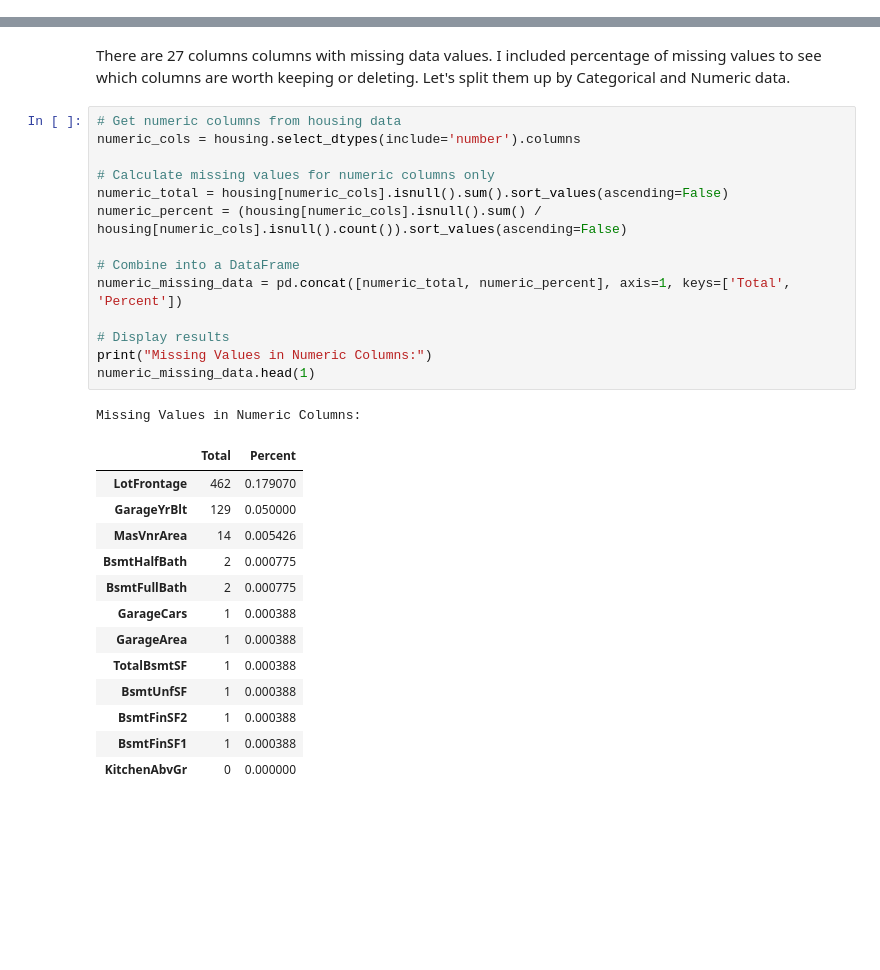
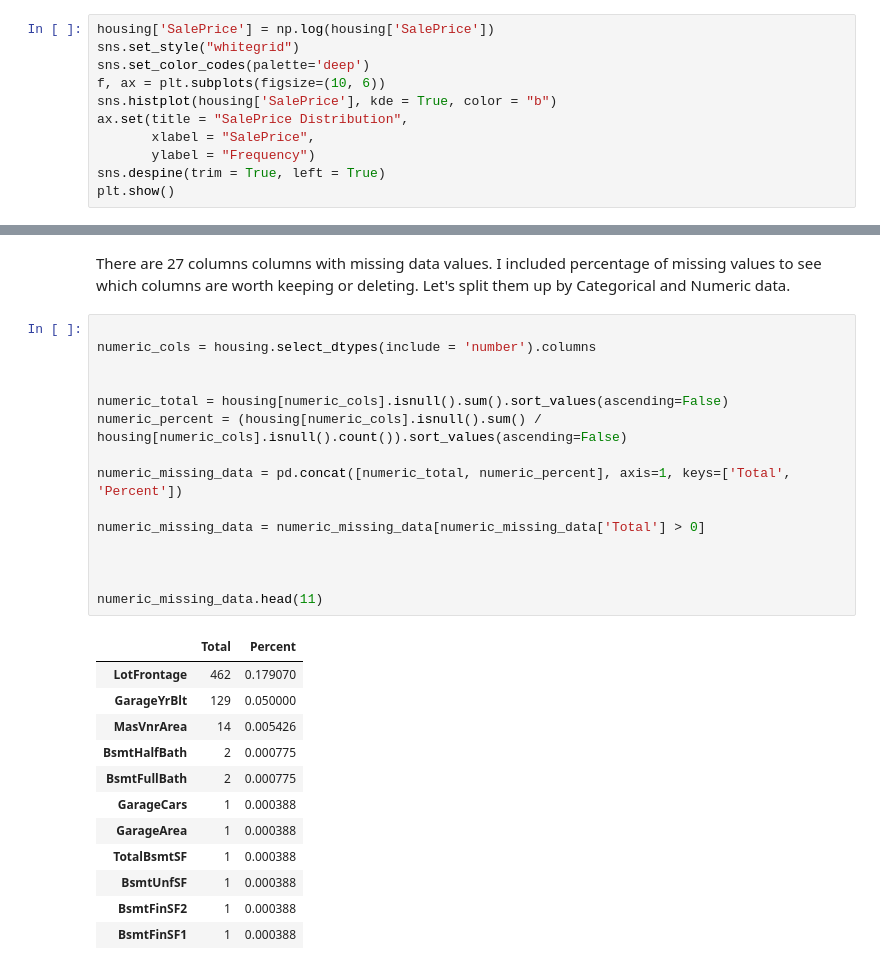
Before and after one commit to haidermumtaz/Machine-Learning-Project, a Jupyter notebook: housing_data_analysis.ipynb, the cells around one changed output, grey strips where cells are left out. Cells and saved outputs as stored; diff of their text form; blank space fills up the shorter version.

```diff
--- a/housing_data_analysis.ipynb
+++ b/housing_data_analysis.ipynb
@@ -67,0 +72,11 @@ As we can see, the distribution is skewed to the right.
+# %%
+housing['SalePrice'] = np.log(housing['SalePrice'])
+sns.set_style("whitegrid")
+sns.set_color_codes(palette='deep')
+f, ax = plt.subplots(figsize=(10, 6))
+sns.histplot(housing['SalePrice'], kde = True, color = "b")
+ax.set(title = "SalePrice Distribution",
+       xlabel = "SalePrice",
+       ylabel = "Frequency")
+sns.despine(trim = True, left = True)
+plt.show()
@@ -156,31 +183,30 @@ missing_data.head(30)
 # %% [markdown]
 There are 27 columns columns with missing data values. I included percentage of missing values to see which columns are worth keeping or deleting. Let's split them up by Categorical and Numeric data.
 # %%
-# Get numeric columns from housing data
-numeric_cols = housing.select_dtypes(include='number').columns
 
-# Calculate missing values for numeric columns only
+numeric_cols = housing.select_dtypes(include = 'number').columns
+
+
 numeric_total = housing[numeric_cols].isnull().sum().sort_values(ascending=False)
 numeric_percent = (housing[numeric_cols].isnull().sum() / housing[numeric_cols].isnull().count()).sort_values(ascending=False)
 
-# Combine into a DataFrame
 numeric_missing_data = pd.concat([numeric_total, numeric_percent], axis=1, keys=['Total', 'Percent'])
 
-# Display results
-print("Missing Values in Numeric Columns:")
-numeric_missing_data.head(1)
+numeric_missing_data = numeric_missing_data[numeric_missing_data['Total'] > 0]
+
+
+
+numeric_missing_data.head(11)
 # %% [output]
-Missing Values in Numeric Columns:
 |  | Total | Percent |
 | LotFrontage | 462 | 0.179070 |
 | GarageYrBlt | 129 | 0.050000 |
 | MasVnrArea | 14 | 0.005426 |
 | BsmtHalfBath | 2 | 0.000775 |
 | BsmtFullBath | 2 | 0.000775 |
 | GarageCars | 1 | 0.000388 |
 | GarageArea | 1 | 0.000388 |
 | TotalBsmtSF | 1 | 0.000388 |
 | BsmtUnfSF | 1 | 0.000388 |
 | BsmtFinSF2 | 1 | 0.000388 |
 | BsmtFinSF1 | 1 | 0.000388 |
-| KitchenAbvGr | 0 | 0.000000 |
```
Also changed, not shown: parts of 23 cells of this notebook, 4 other files.
